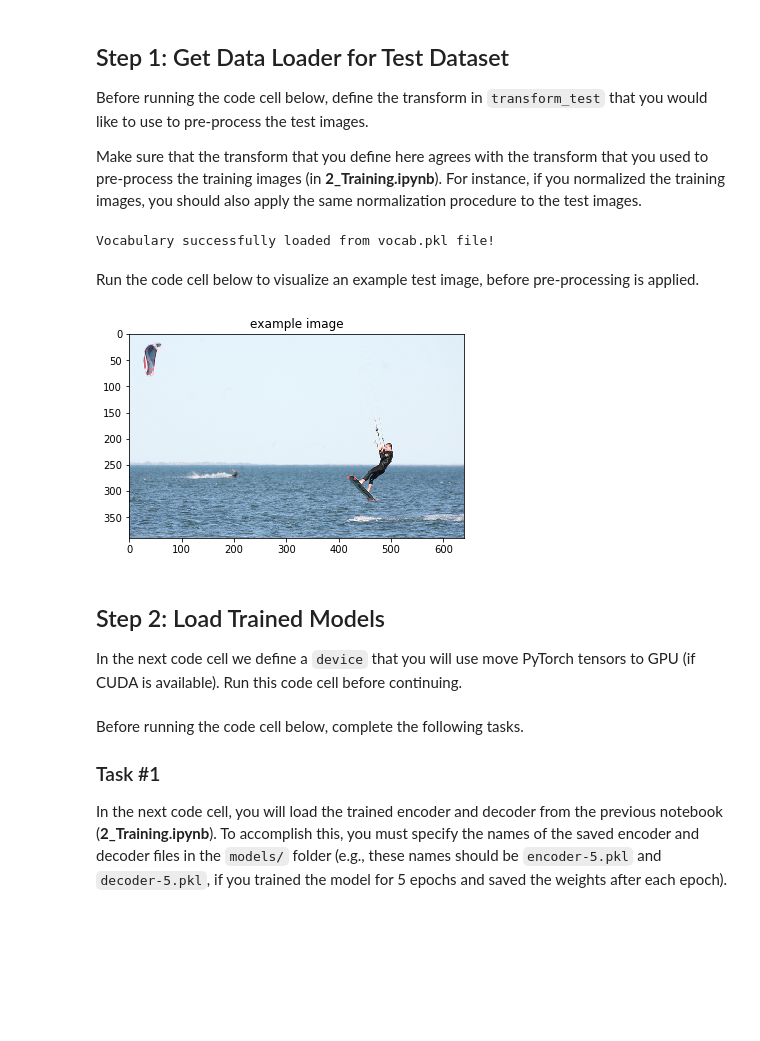
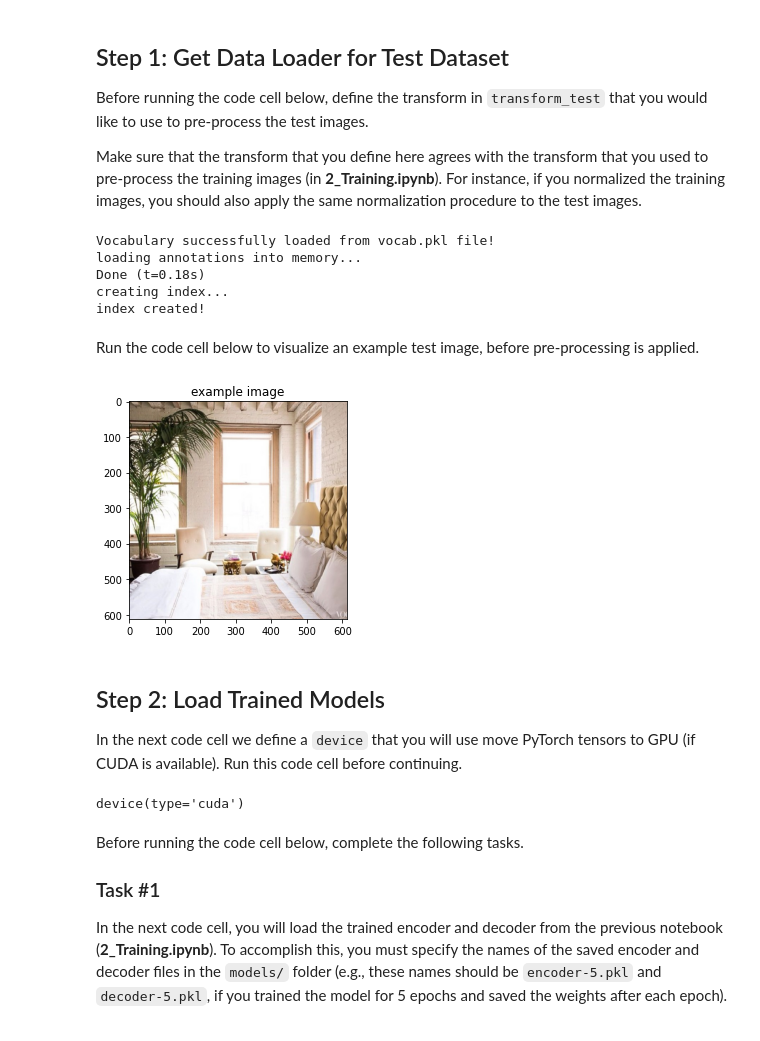
Before and after one commit to wronaq/ImageCaptioning, a Jupyter notebook: 3_Inference.ipynb, the cells around one changed output. Saved outputs shown, nothing was run; the diff lists cells and outputs as text; code cells hidden in the pictures; blank space fills up the shorter version.

```diff
--- a/3_Inference.ipynb
+++ b/3_Inference.ipynb
@@ -24,7 +24,7 @@ Before running the code cell below, define the transform in `transform_test` tha
 Make sure that the transform that you define here agrees with the transform that you used to pre-process the training images (in **2_Training.ipynb**).  For instance, if you normalized the training images, you should also apply the same normalization procedure to the test images.
 # %%
 import sys
-sys.path.append('/opt/cocoapi/PythonAPI')
+sys.path.append('/opt/cocoapi')
 from pycocotools.coco import COCO
 from data_loader import get_loader
 from torchvision import transforms
@@ -45,22 +45,26 @@ data_loader = get_loader(transform=transform_test,
                          mode='test')
 # %% [output]
 Vocabulary successfully loaded from vocab.pkl file!
+loading annotations into memory...
+Done (t=0.18s)
+creating index...
+index created!
 # %% [markdown]
 Run the code cell below to visualize an example test image, before pre-processing is applied.
 # %%
 import numpy as np
 import matplotlib.pyplot as plt
 %matplotlib inline
 
 # Obtain sample image before and after pre-processing.
-orig_image, image = next(iter(data_loader))
+image, caption, org_image = next(iter(data_loader))
 
 # Visualize sample image, before pre-processing.
-plt.imshow(np.squeeze(orig_image))
+plt.imshow(np.squeeze(org_image))
 plt.title('example image')
 plt.show()
 # %% [output]
-[figure, old version]
+[figure, new version]
 # %% [markdown]
 <a id='step2'></a>
 ## Step 2: Load Trained Models
@@ -70,6 +74,9 @@ In the next code cell we define a `device` that you will use move PyTorch tensor
 import torch
 
 device = torch.device("cuda" if torch.cuda.is_available() else "cpu")
+device
+# %% [output]
+device(type='cuda')
 # %% [markdown]
 Before running the code cell below, complete the following tasks.
 
```
Also changed, not shown: parts of 9 cells of this notebook, 1 other file.
